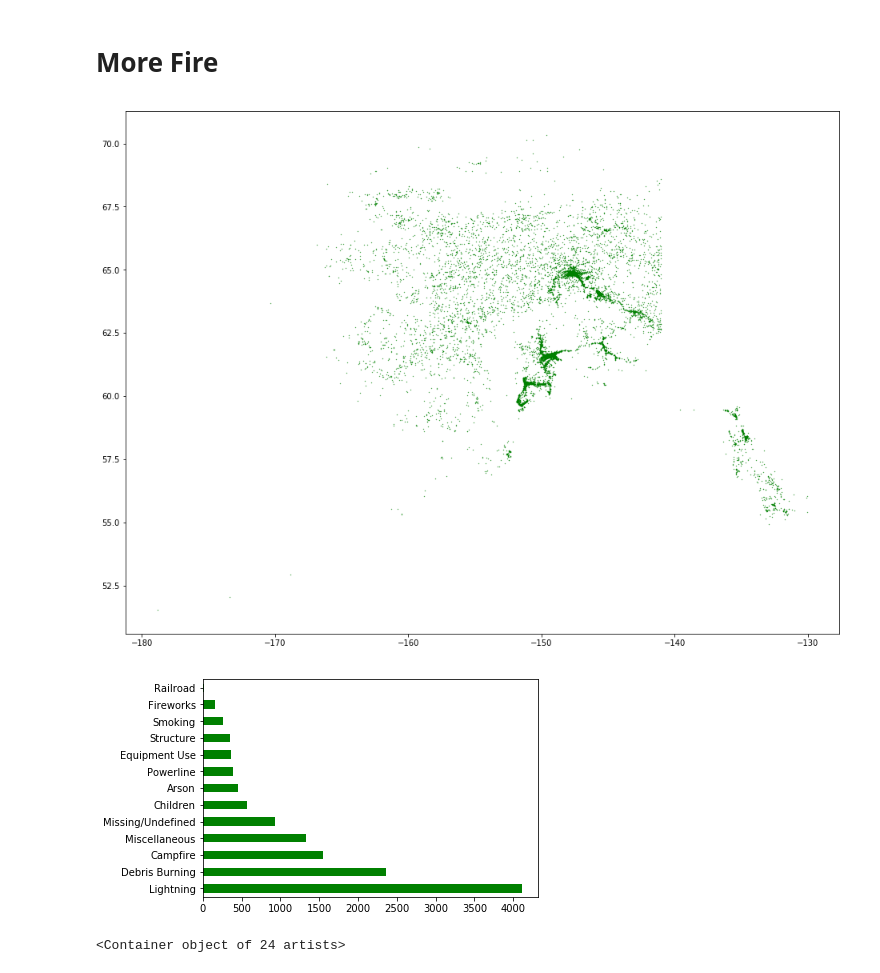
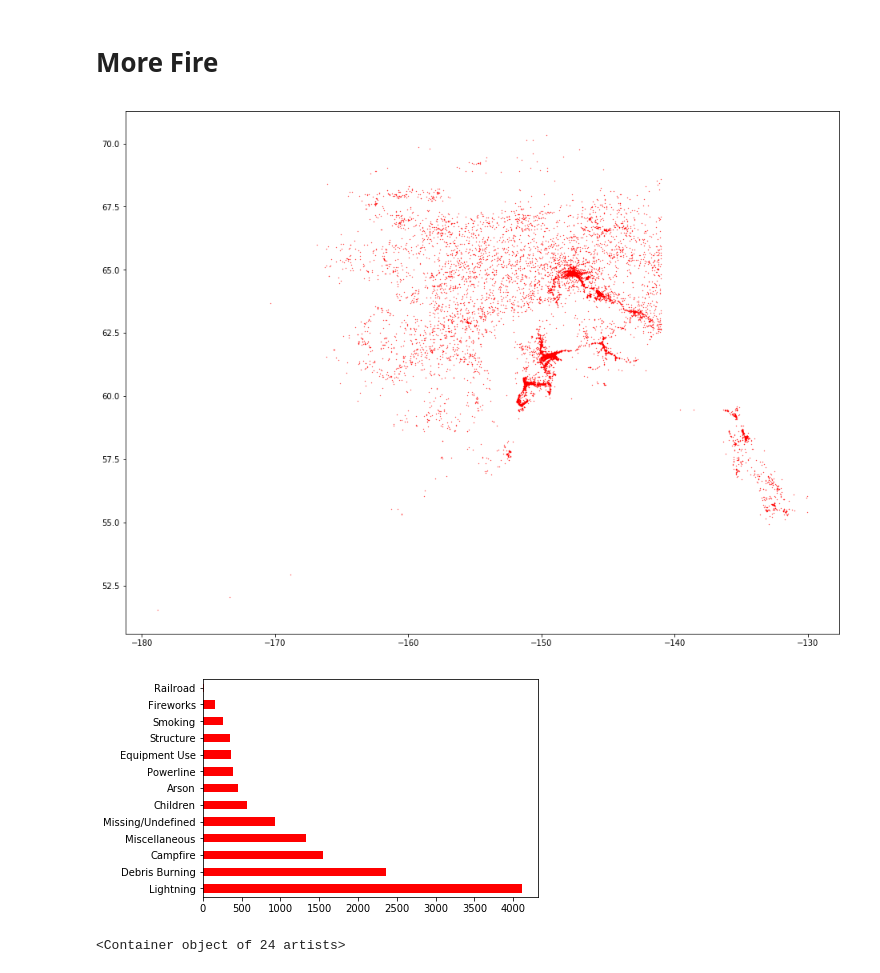
Before and after one commit to n8pk/passion_project, a Jupyter notebook: 00_EDA.ipynb, the cells around one changed output. Saved outputs shown, nothing was run; the diff lists cells and outputs as text; code cells hidden in the pictures.

```diff
--- a/00_EDA.ipynb
+++ b/00_EDA.ipynb
@@ -143,16 +152,16 @@ plt.figure(figsize=(16,12))
 x=df_orig['LONGITUDE']
 y=df_orig['LATITUDE']
 
-plt.scatter(x,y,color='g',s=0.1)
+plt.scatter(x,y,color='r',s=0.1)
 
 plt.show()
 # %% [output]
-[figure, old version]
+[figure, new version]
 # %%
-df_orig['STAT_CAUSE_DESCR'].value_counts().plot(kind='barh',color='g')
+df_orig['STAT_CAUSE_DESCR'].value_counts().plot(kind='barh',color='r')
 plt.show()
 # %% [output]
-[figure, old version]
+[figure, new version]
 # %%
 years = pd.Series.to_frame(df_orig['YEAR'].value_counts()).sort_index()
 
```
Also changed, not shown: parts of 24 cells of this notebook, 2 other files.
